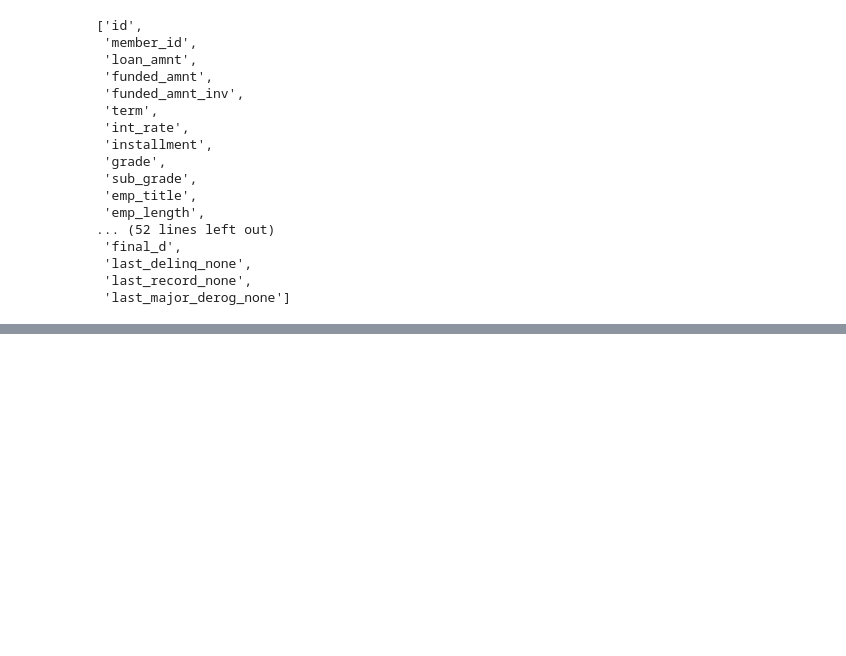
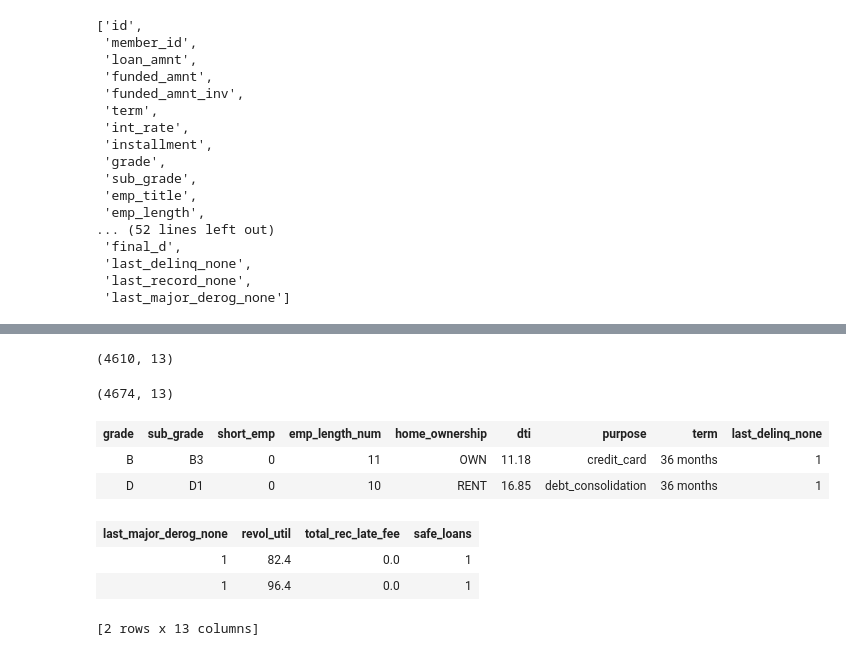
Before and after one commit to AkhilVinayakp/machine_Learning_Algorithms_python, a Jupyter notebook: classification/dicision_tree/safe_loan_classifier.ipynb, the cells around one changed output, grey strips where cells are left out. Cells and saved outputs as stored; diff of their text form; code cells hidden in the pictures; blank space fills up the shorter version.

```diff
--- a/classification/dicision_tree/safe_loan_classifier.ipynb
+++ b/classification/dicision_tree/safe_loan_classifier.ipynb
@@ -139,0 +242,8 @@ Materializing SFrame
+# %%
+validation_safe_loans.shape
+# %% [output]
+(4610, 13)
+# %%
+validation_risky_loans.shape
+# %% [output]
+(4674, 13)
@@ -139,0 +253,10 @@ Materializing SFrame
+# %%
+sample_validation_data_safe
+# %% [output]
+| grade | sub_grade | short_emp | emp_length_num | home_ownership | dti | purpose | term | last_delinq_none |
+| B | B3 | 0 | 11 | OWN | 11.18 | credit_card | 36 months | 1 |
+| D | D1 | 0 | 10 | RENT | 16.85 | debt_consolidation | 36 months | 1 |
+| last_major_derog_none | revol_util | total_rec_late_fee | safe_loans |
+| 1 | 82.4 | 0.0 | 1 |
+| 1 | 96.4 | 0.0 | 1 |
+[2 rows x 13 columns]
```
Also changed, not shown: parts of 27 cells of this notebook.
